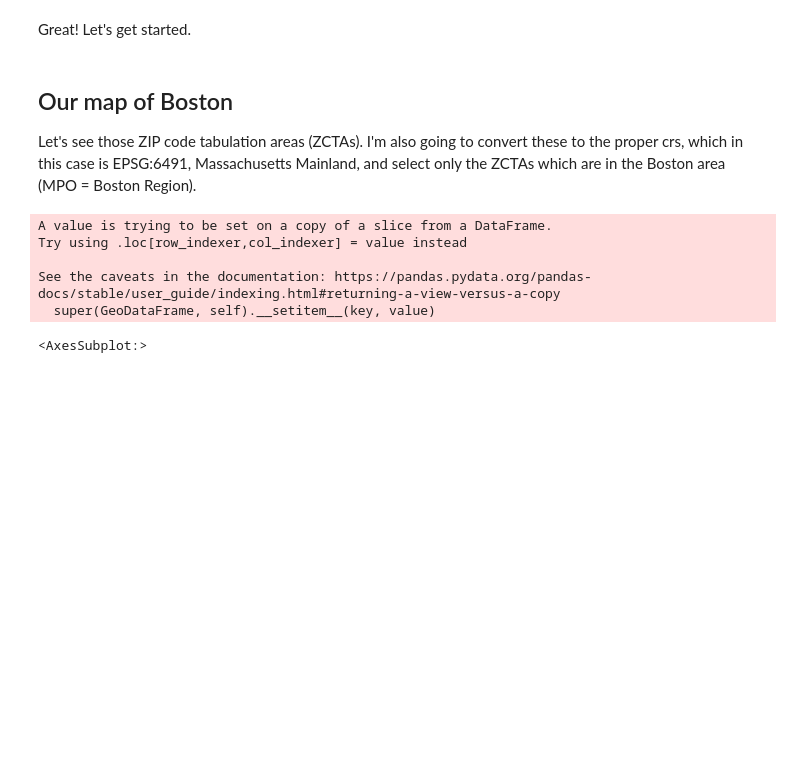
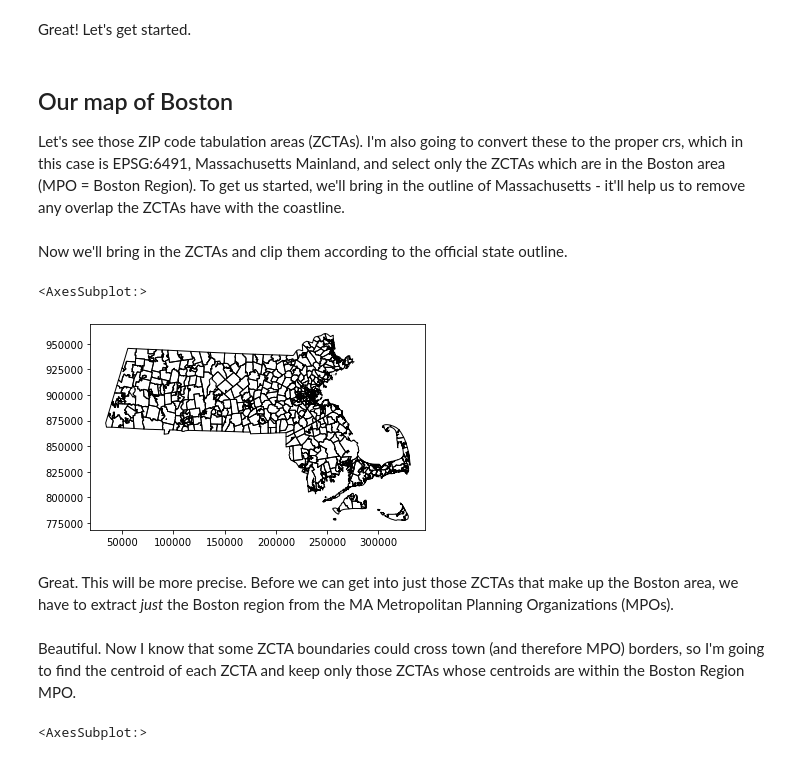
Before and after one commit to krowe42/FinalProject-LivingDecisions, a Jupyter notebook: Rowe-LivingDecisions.ipynb, the cells around one changed output. Cells and saved outputs as stored; diff of their text form; code cells hidden in the pictures; blank space fills up the shorter version.

Commit message:
Added section selecting Boston Region

```diff
--- a/Rowe-LivingDecisions.ipynb
+++ b/Rowe-LivingDecisions.ipynb
@@ -90,4 +90,11 @@ Great! Let's get started.
 # %% [markdown]
 ## Our map of Boston
 
-Let's see those ZIP code tabulation areas (ZCTAs). I'm also going to convert these to the proper crs, which in this case is EPSG:6491, Massachusetts Mainland, and select only the ZCTAs which are in the Boston area (MPO = Boston Region).
+Let's see those ZIP code tabulation areas (ZCTAs). I'm also going to convert these to the proper crs, which in this case is EPSG:6491, Massachusetts Mainland, and select only the ZCTAs which are in the Boston area (MPO = Boston Region). To get us started, we'll bring in the outline of Massachusetts - it'll help us to remove any overlap the ZCTAs have with the coastline.
+# %%
+# Bring in the Massachusetts mainland outline and convert it to EPSG:6491.
+
+outline = gpd.read_file('data/vector/MassGIS/OUTLINE25K_POLY/OUTLINE25K_POLY.shp')
+outline.to_crs('epsg:6491', inplace=True)
+# %% [markdown]
+Now we'll bring in the ZCTAs and clip them according to the official state outline.
@@ -94,20 +106,18 @@ Let's see those ZIP code tabulation areas (ZCTAs). I'm also going to convert the
+# %%
+# Let's find the intersections!
+
+zips_intersect = gpd.overlay(outline, zips, how='intersection')
+zips_intersect.plot(facecolor='none', edgecolor='k')
+# %% [output]
+<AxesSubplot:>
+[figure, added]
+# %% [markdown]
+Great. This will be more precise. Before we can get into just those ZCTAs that make up the Boston area, we have to extract *just* the Boston region from the MA Metropolitan Planning Organizations (MPOs).
 # %%
-# Bring in the ZCTA file
-
-zips = gpd.read_file('data/vector/Census/tl_2010_25_zcta510/tl_2010_25_zcta510.shp')
-
-# Bring in the MPO boundaries shapefile, select for Boston
+# Bring in the MPO boundaries shapefile, select for Boston, and convert it to the proper crs.
 
 mpo = gpd.read_file('data/vector/MassDOT/MPO_Boundaries/MPO_Boundaries.shp')
-boston_mpo = mpo[mpo['MPO'] == 'Boston Region']
-
-# Convert them to the proper crs
-
-zips.to_crs('epsg:6491', inplace=True)
+boston_mpo = mpo[mpo['MPO'] == 'Boston Region'].copy()
 boston_mpo.to_crs('epsg:6491', inplace=True)
-# %% [output]
-A value is trying to be set on a copy of a slice from a DataFrame.
-Try using .loc[row_indexer,col_indexer] = value instead
-
-See the caveats in the documentation: https://pandas.pydata.org/pandas-docs/stable/user_guide/indexing.html#returning-a-view-versus-a-copy
-  super(GeoDataFrame, self).__setitem__(key, value)
+# %% [markdown]
+Beautiful. Now I know that some ZCTA boundaries could cross town (and therefore MPO) borders, so I'm going to find the centroid of each ZCTA and keep only those ZCTAs whose centroids are within the Boston Region MPO.
```
Also changed, not shown: parts of 5 cells of this notebook.
